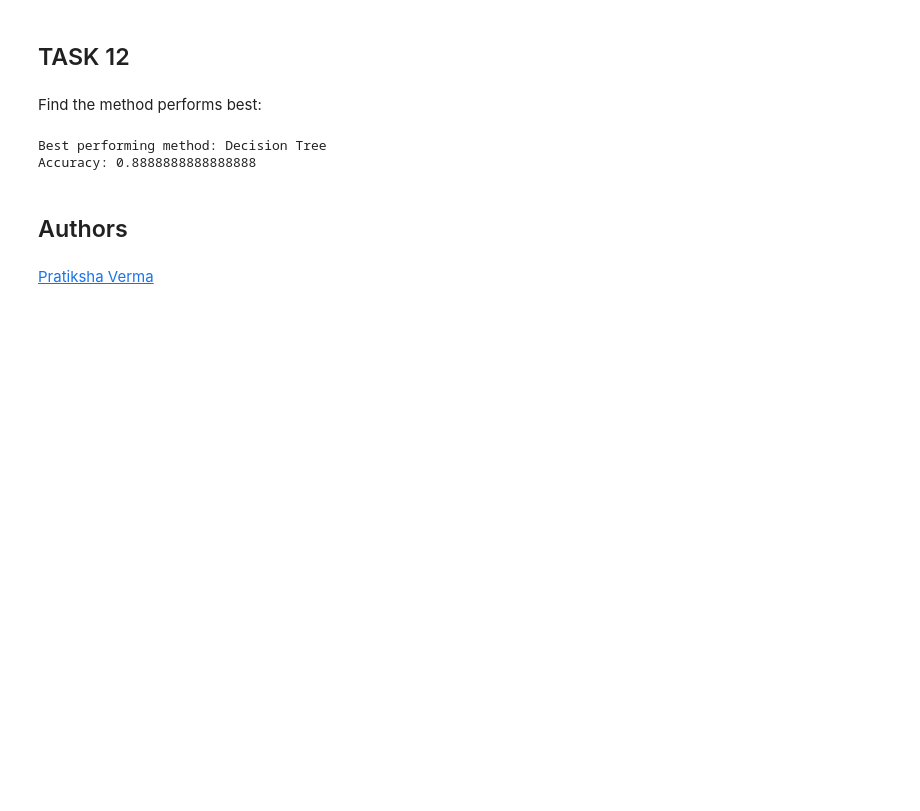
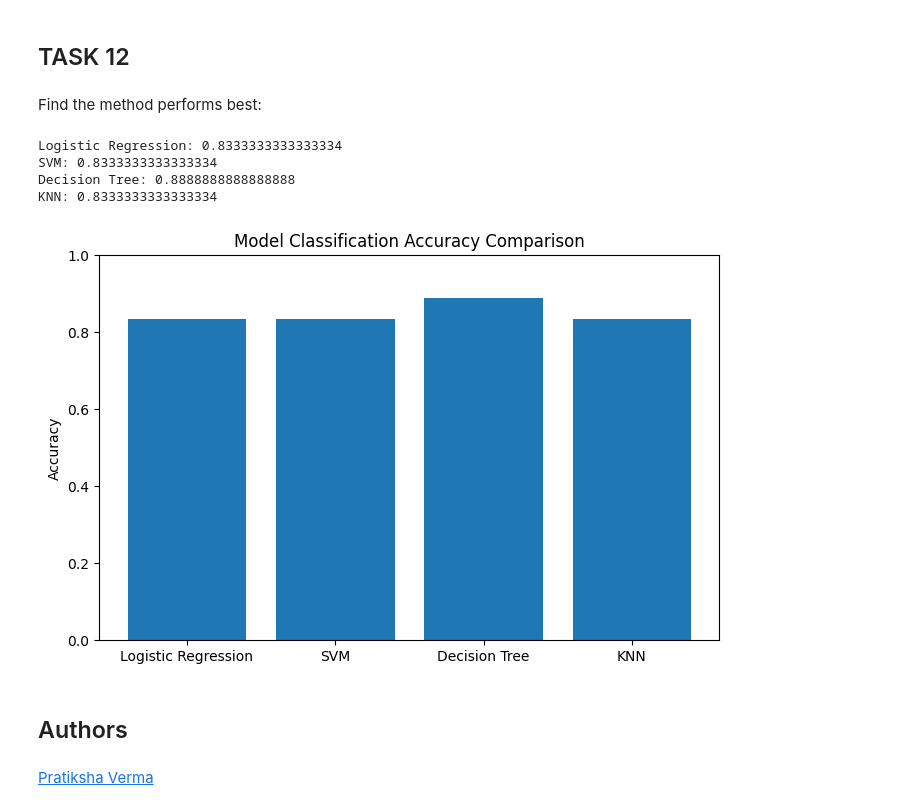
Before and after one commit to tycinka/ds-capstone, a Jupyter notebook: SpaceX_Machine Learning Prediction_Part_5.ipynb, the cells around one changed output. Saved outputs shown, nothing was run; the diff lists cells and outputs as text; code cells hidden in the pictures; blank space fills up the shorter version.

```diff
--- a/SpaceX_Machine Learning Prediction_Part_5.ipynb
+++ b/SpaceX_Machine Learning Prediction_Part_5.ipynb
@@ -371,19 +371,37 @@ plot_confusion_matrix(Y_test,yhat)
 # %% [markdown]
 Find the method performs best:
 # %%
-scores = {
-    "Logistic Regression": logreg_cv.score(X_test, Y_test),
-    "SVM": svm_cv.score(X_test, Y_test),
-    "Decision Tree": tree_cv.score(X_test, Y_test),
-    "KNN": knn_cv.score(X_test, Y_test)
-}
-
-best_method = max(scores, key=scores.get)
-print("Best performing method:", best_method)
-print("Accuracy:", scores[best_method])
+# TASK 12
+print(
+    "Logistic Regression:", logreg_cv.score(X_test, Y_test),
+    "\nSVM:", svm_cv.score(X_test, Y_test),
+    "\nDecision Tree:", tree_cv.score(X_test, Y_test),
+    "\nKNN:", knn_cv.score(X_test, Y_test)
+)
 # %% [output]
-Best performing method: Decision Tree
-Accuracy: 0.8888888888888888
+Logistic Regression: 0.8333333333333334
+SVM: 0.8333333333333334
+Decision Tree: 0.8888888888888888
+KNN: 0.8333333333333334
+# %%
+import matplotlib.pyplot as plt
+
+models = ['Logistic Regression', 'SVM', 'Decision Tree', 'KNN']
+accuracy = [
+    logreg_cv.score(X_test, Y_test),
+    svm_cv.score(X_test, Y_test),
+    tree_cv.score(X_test, Y_test),
+    knn_cv.score(X_test, Y_test)
+]
+
+plt.figure(figsize=(8,5))
+plt.bar(models, accuracy)
+plt.ylabel('Accuracy')
+plt.title('Model Classification Accuracy Comparison')
+plt.ylim(0, 1)
+plt.show()
+# %% [output]
+[figure, added]
 # %% [markdown]
 ## Authors
 # %% [markdown]
```
